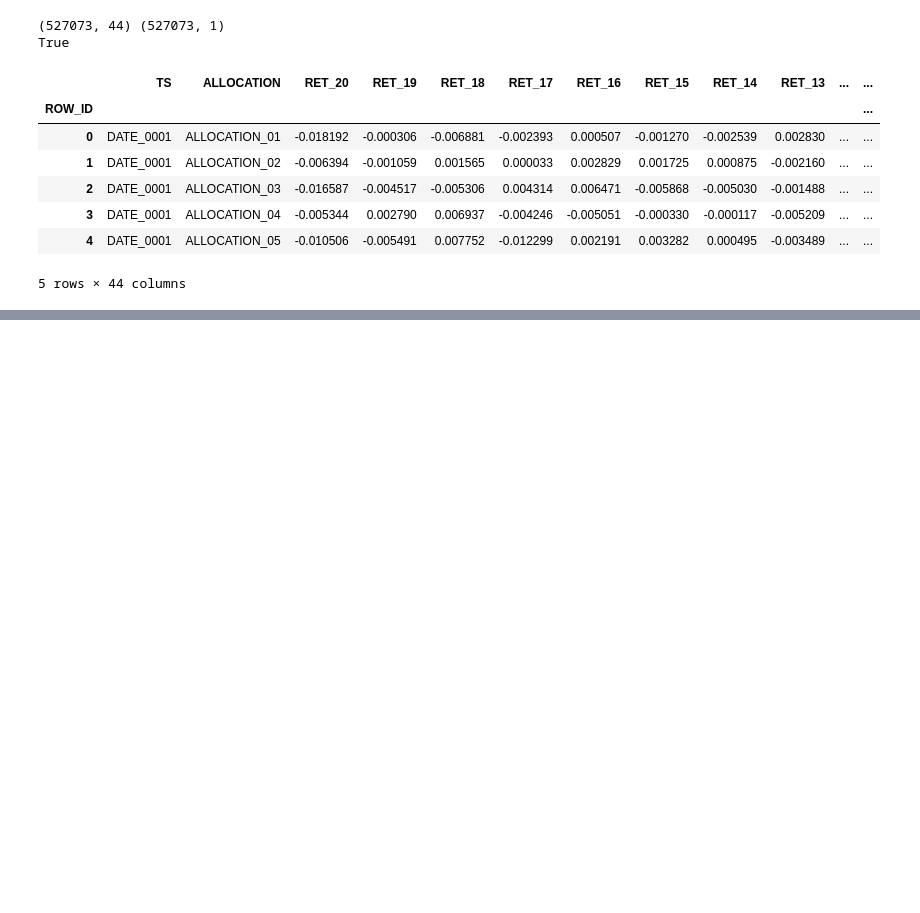
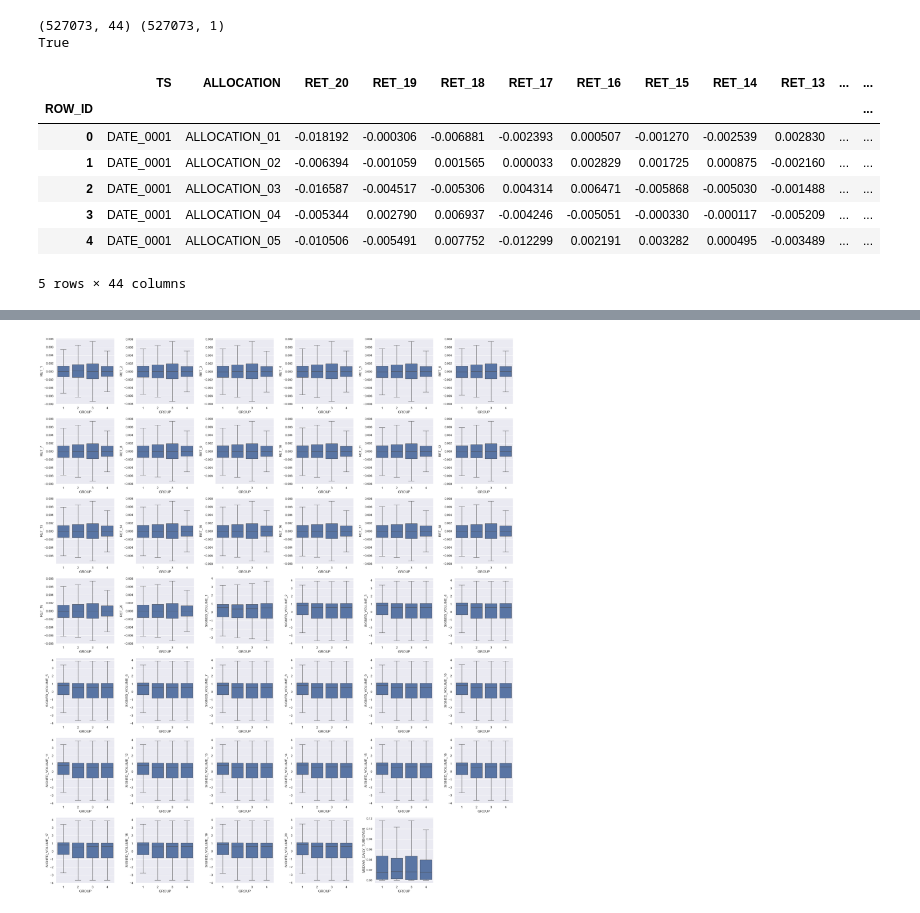
Before and after one commit to reavaquant/qrt-aapf, a Jupyter notebook: notebooks/00_eda.ipynb, the cells around one changed output, grey strips where cells are left out. Saved outputs shown, nothing was run; the diff lists cells and outputs as text; code cells hidden in the pictures; blank space fills up the shorter version.

```diff
--- a/notebooks/00_eda.ipynb
+++ b/notebooks/00_eda.ipynb
@@ -28,0 +214,11 @@ X_train.head()
+# %%
+fig, axes = plt.subplots(7, 6, figsize=(24, 28))
+
+for i, column in enumerate(columns):
+    sns.boxplot(data=X_train, x="GROUP", y=column, showfliers=False, ax=axes.flat[i])
+
+fig.delaxes(axes.flat[-1])
+plt.tight_layout()
+plt.show()
+# %% [output]
+[figure, added]
```
Also changed, not shown: parts of 18 cells of this notebook.
